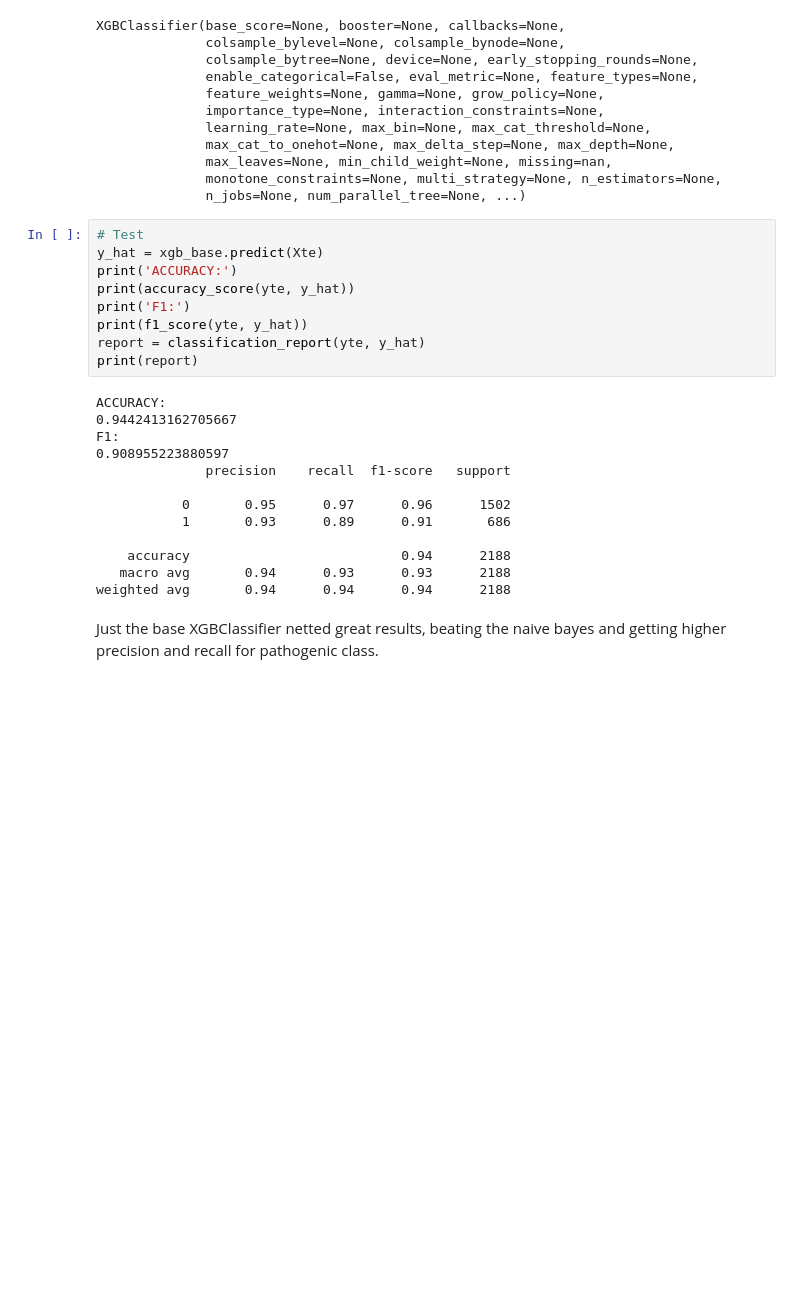
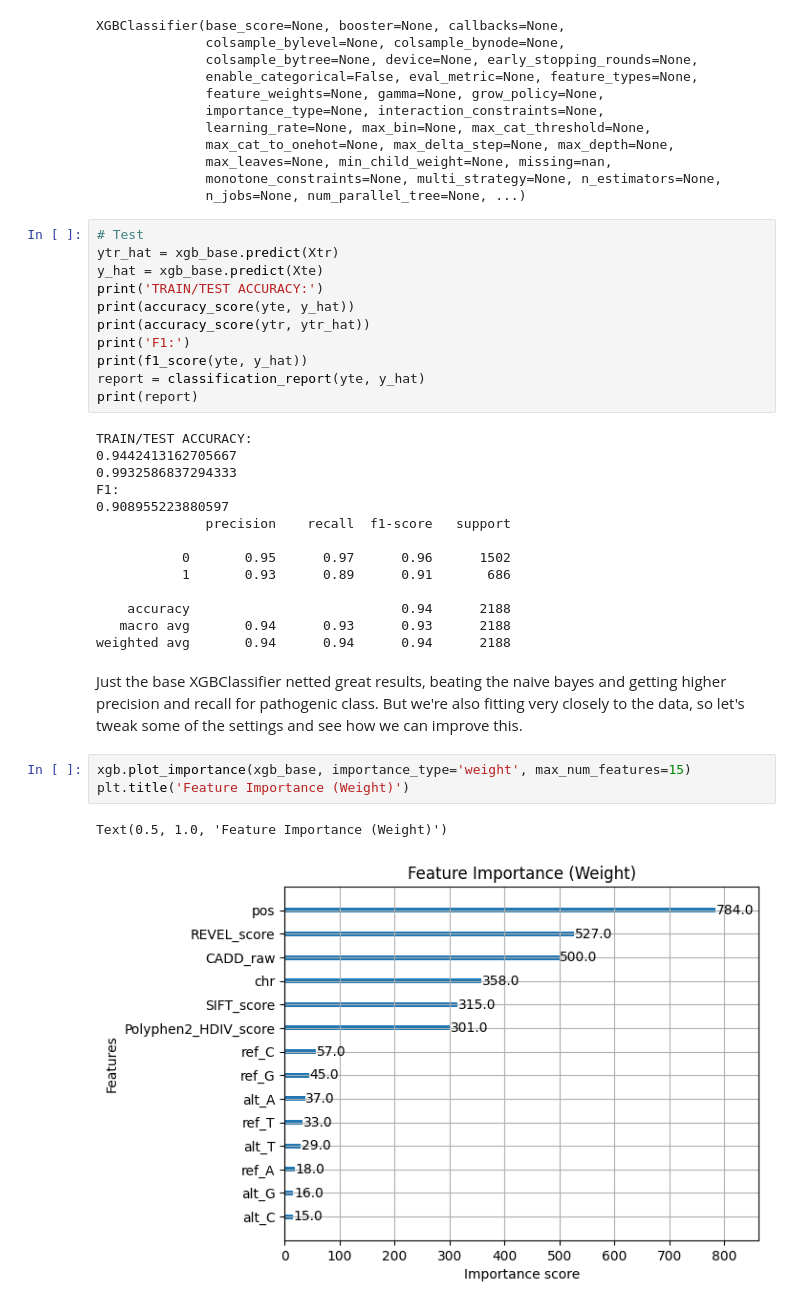
Before and after one commit to Kyan42/cs178-project, a Jupyter notebook: models/XGboost.ipynb, the cells around one changed output. Saved outputs shown, nothing was run; the diff lists cells and outputs as text; blank space fills up the shorter version.

```diff
--- a/models/XGboost.ipynb
+++ b/models/XGboost.ipynb
@@ -127,16 +127,19 @@ XGBClassifier(base_score=None, booster=None, callbacks=None,
               n_jobs=None, num_parallel_tree=None, ...)
 # %%
 # Test
+ytr_hat = xgb_base.predict(Xtr)
 y_hat = xgb_base.predict(Xte)
-print('ACCURACY:')
+print('TRAIN/TEST ACCURACY:')
 print(accuracy_score(yte, y_hat))
+print(accuracy_score(ytr, ytr_hat))
 print('F1:')
 print(f1_score(yte, y_hat))
 report = classification_report(yte, y_hat)
 print(report)
 # %% [output]
-ACCURACY:
+TRAIN/TEST ACCURACY:
 0.9442413162705667
+0.9932586837294333
 F1:
 0.908955223880597
               precision    recall  f1-score   support
@@ -148,4 +151,10 @@ F1:
    macro avg       0.94      0.93      0.93      2188
 weighted avg       0.94      0.94      0.94      2188
 # %% [markdown]
-Just the base XGBClassifier netted great results, beating the naive bayes and getting higher precision and recall for pathogenic class.
+Just the base XGBClassifier netted great results, beating the naive bayes and getting higher precision and recall for pathogenic class. But we're also fitting very closely to the data, so let's tweak some of the settings and see how we can improve this.
+# %%
+xgb.plot_importance(xgb_base, importance_type='weight', max_num_features=15)
+plt.title('Feature Importance (Weight)')
+# %% [output]
+Text(0.5, 1.0, 'Feature Importance (Weight)')
+[figure, added]
```
Also changed, not shown: parts of 11 cells of this notebook.
